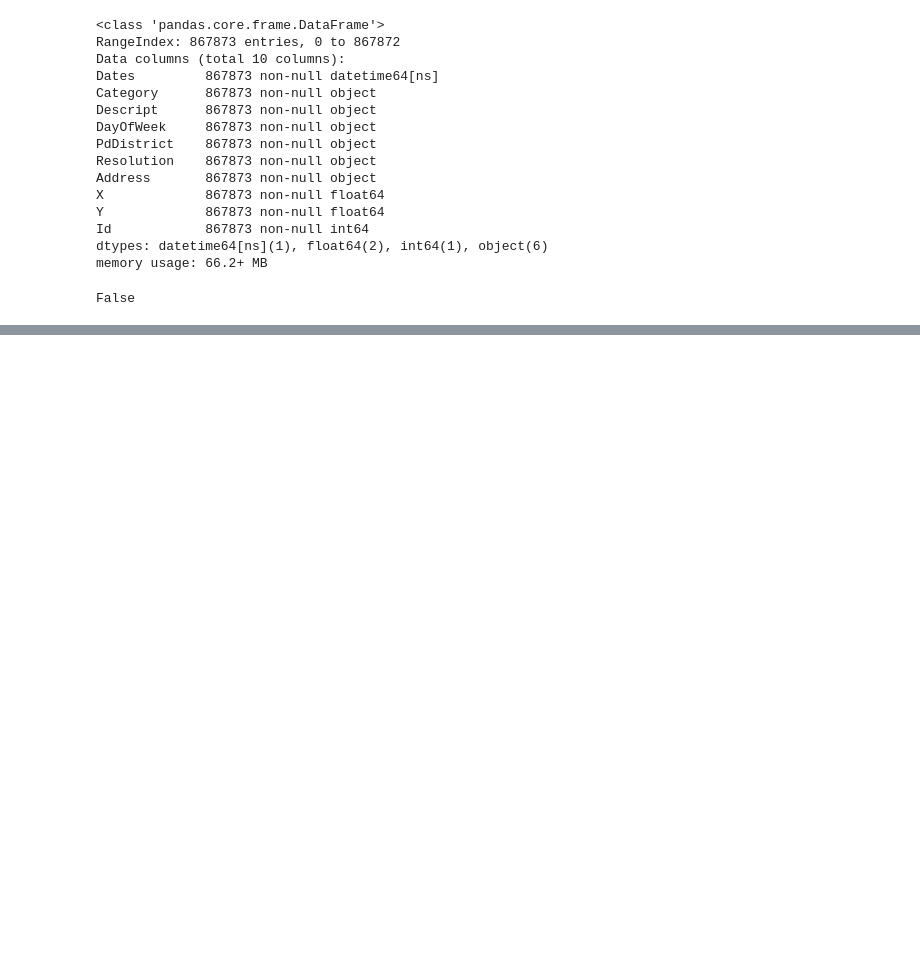
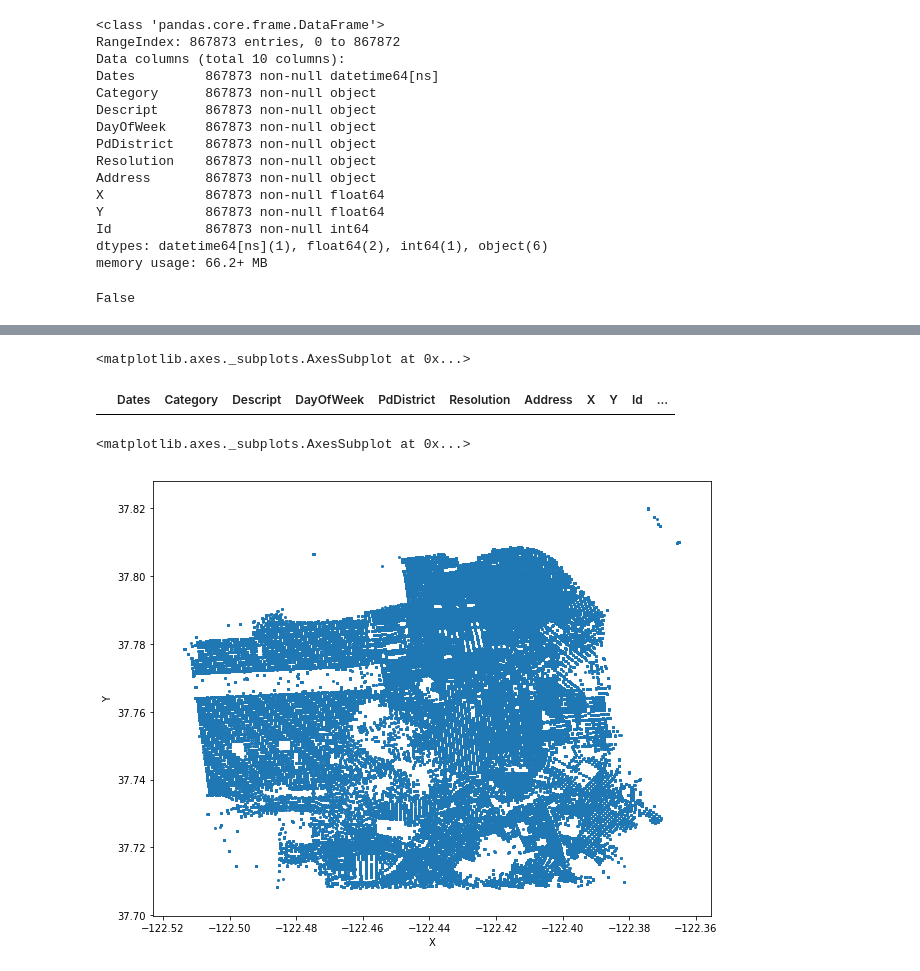
Before and after one commit to gopuvenkat/sfo-crime-classification, a Jupyter notebook: sfo-crime-classification.ipynb, the cells around one changed output, grey strips where cells are left out. Cells and saved outputs as stored; diff of their text form; code cells hidden in the pictures; blank space fills up the shorter version.

Commit message:
Crude map visualization added

```diff
--- a/sfo-crime-classification.ipynb
+++ b/sfo-crime-classification.ipynb
@@ -67,0 +70,23 @@ data['Addr'] = data['Address'].apply(lambda a:street_from_address(a))
+# %%
+train_cpy=train.copy()
+# %%
+train_cpy.plot(kind="scatter", x="X", y="Y")
+# %% [output]
+<matplotlib.axes._subplots.AxesSubplot at 0x...>
+# %%
+def delete_outlier(a):
+    return (a - 80.0) > 5.0
+# %%
+train_cpy['check'] = train_cpy['Y'].apply(lambda a:delete_outlier(a))
+outliers = train_cpy[train_cpy.check == True]
+# %%
+train_cpy.drop(list(outliers.index),inplace=True)
+# %%
+train_cpy[train_cpy.check == True]
+# %% [output]
+|  | Dates | Category | Descript | DayOfWeek | PdDistrict | Resolution | Address | X | Y | Id | ... |
+# %%
+train_cpy.plot(kind="scatter", x="X", y="Y",figsize=(10,8),s=4.0)
+# %% [output]
+<matplotlib.axes._subplots.AxesSubplot at 0x...>
+[figure, added]
```
Also changed, not shown: parts of 8 cells of this notebook, 3 other files.
